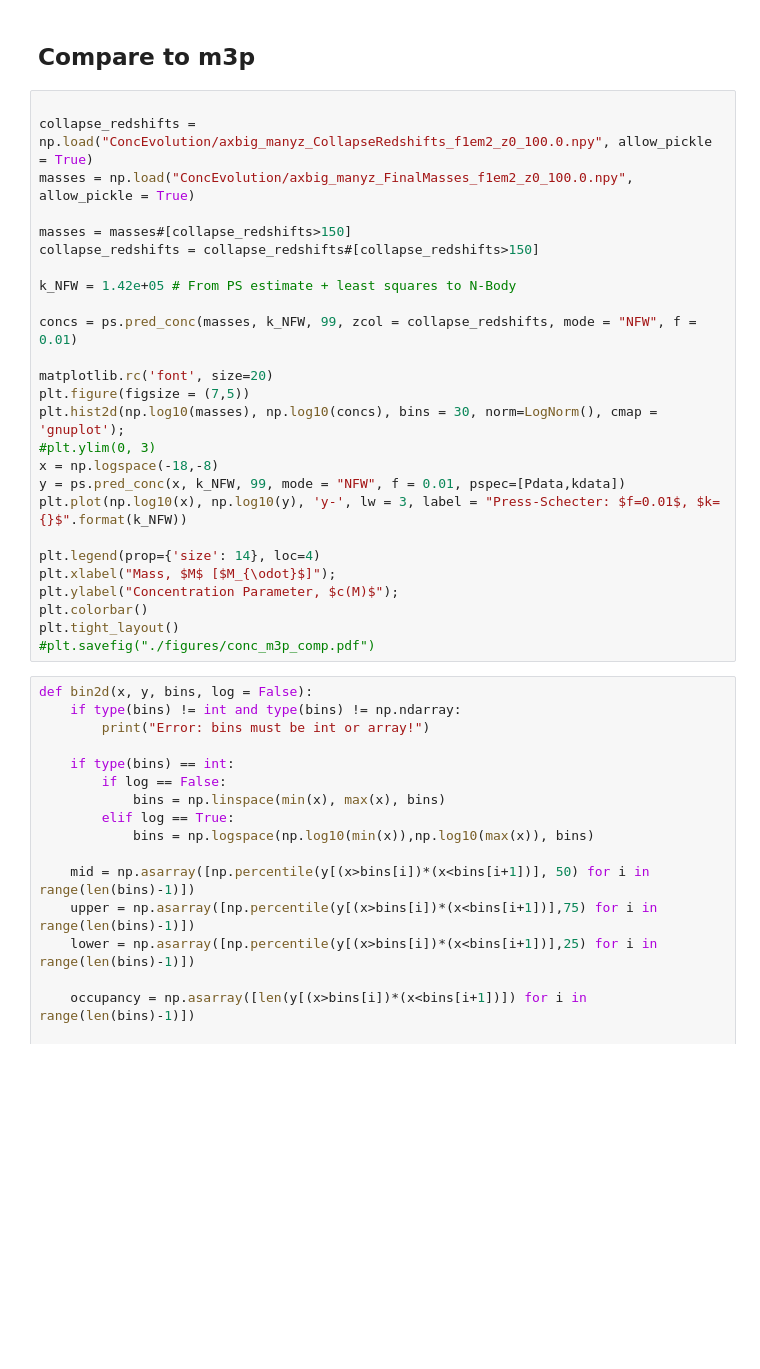
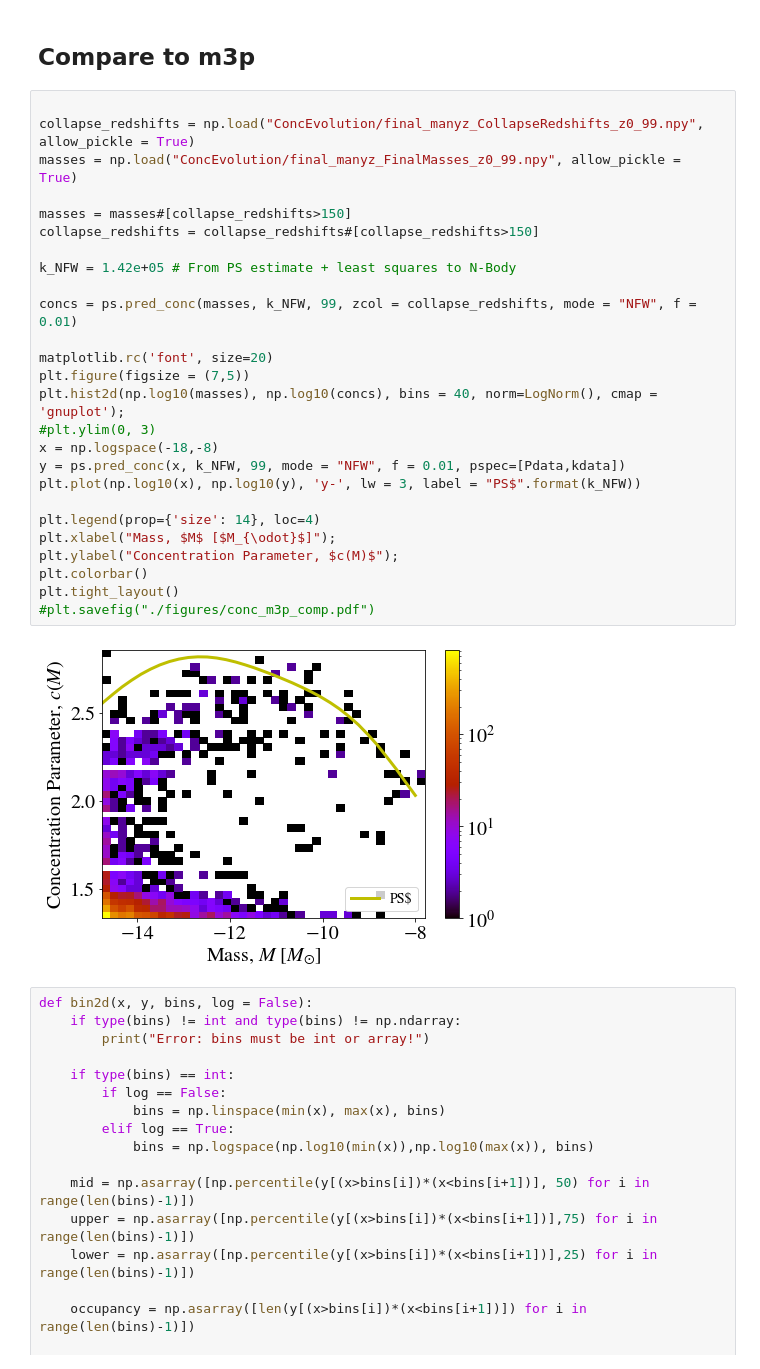
Before and after one commit to David-Ellis/m3p_merger, a Jupyter notebook: HaloConcs.ipynb, the cells around one changed output. Cells and saved outputs as stored; diff of their text form; blank space fills up the shorter version.

```diff
--- a/HaloConcs.ipynb
+++ b/HaloConcs.ipynb
@@ -352,30 +352,32 @@ fb[-1] = {:.3} 0.797414928865374
 <h2>Compare to m3p</h2>
 # %%
 
-collapse_redshifts = np.load("ConcEvolution/axbig_manyz_CollapseRedshifts_f1em2_z0_100.0.npy", allow_pickle = True)
-masses = np.load("ConcEvolution/axbig_manyz_FinalMasses_f1em2_z0_100.0.npy", allow_pickle = True)
+collapse_redshifts = np.load("ConcEvolution/final_manyz_CollapseRedshifts_z0_99.npy", allow_pickle = True)
+masses = np.load("ConcEvolution/final_manyz_FinalMasses_z0_99.npy", allow_pickle = True)
 
 masses = masses#[collapse_redshifts>150]
 collapse_redshifts = collapse_redshifts#[collapse_redshifts>150]
 
 k_NFW = 1.42e+05 # From PS estimate + least squares to N-Body
 
 concs = ps.pred_conc(masses, k_NFW, 99, zcol = collapse_redshifts, mode = "NFW", f = 0.01)
 
 matplotlib.rc('font', size=20)
 plt.figure(figsize = (7,5))
-plt.hist2d(np.log10(masses), np.log10(concs), bins = 30, norm=LogNorm(), cmap = 'gnuplot');
+plt.hist2d(np.log10(masses), np.log10(concs), bins = 40, norm=LogNorm(), cmap = 'gnuplot');
 #plt.ylim(0, 3)
 x = np.logspace(-18,-8)
 y = ps.pred_conc(x, k_NFW, 99, mode = "NFW", f = 0.01, pspec=[Pdata,kdata])
-plt.plot(np.log10(x), np.log10(y), 'y-', lw = 3, label = "Press-Schecter: $f=0.01$, $k={}$".format(k_NFW))
+plt.plot(np.log10(x), np.log10(y), 'y-', lw = 3, label = "PS$".format(k_NFW))
 
 plt.legend(prop={'size': 14}, loc=4)
 plt.xlabel("Mass, $M$ [$M_{\odot}$]");
 plt.ylabel("Concentration Parameter, $c(M)$");
 plt.colorbar()
 plt.tight_layout()
 #plt.savefig("./figures/conc_m3p_comp.pdf")
+# %% [output]
+[figure, added]
 # %%
 def bin2d(x, y, bins, log = False):
     if type(bins) != int and type(bins) != np.ndarray:
```
Also changed, not shown: parts of 2 cells of this notebook, 5 other files.
